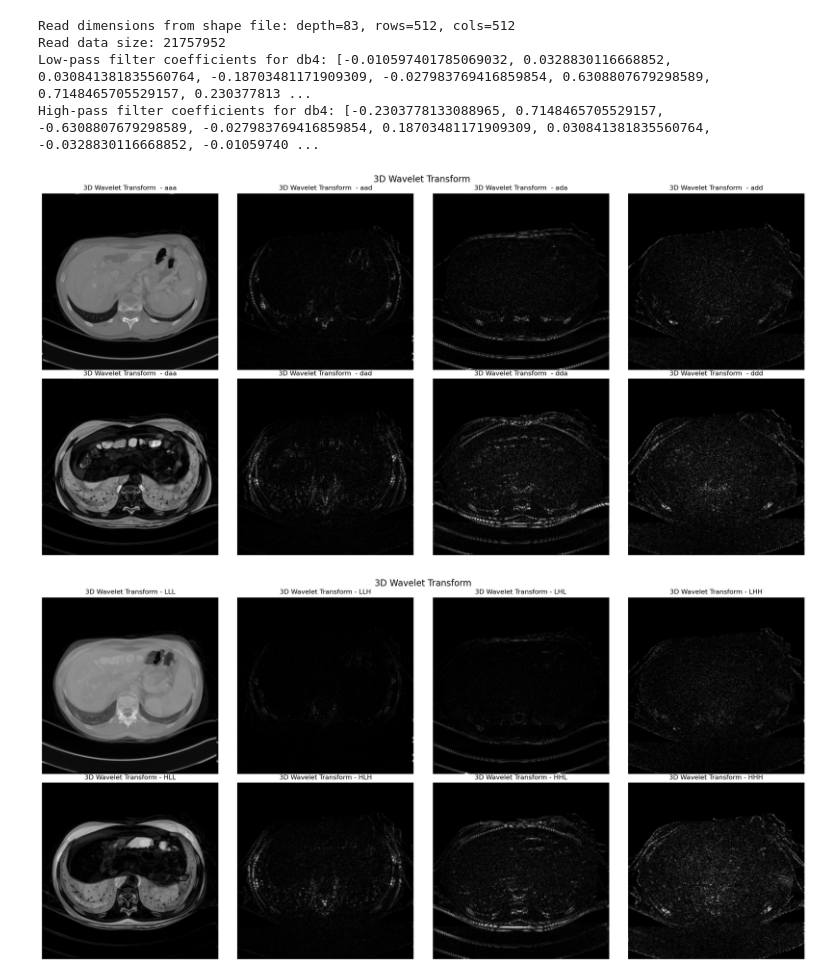
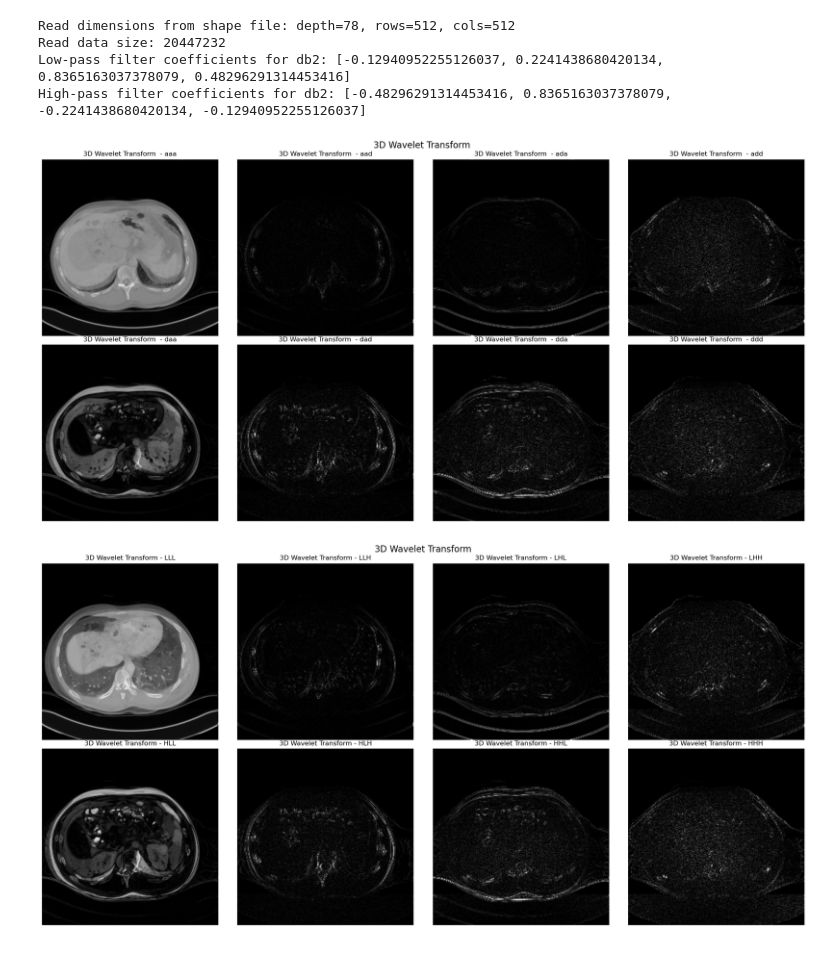
Before and after one commit to Expo39/CCE3015, a Jupyter notebook: DWT/Python/Testing/Test2.ipynb, the cells around one changed output. Drawn from its saved outputs; the diff is of its cells as text; code cells hidden in the pictures.

```diff
--- a/DWT/Python/Testing/Test2.ipynb
+++ b/DWT/Python/Testing/Test2.ipynb
@@ -120,73 +139,75 @@ def display_images(data, title, keys):
     plt.tight_layout()
     plt.show()
 
-def check_energy_conservation(original_data, subbands):
-    original_energy = np.sum(original_data ** 2)
-    subbands_energy = sum(np.sum(subband ** 2) for subband in subbands.values())
-    print("")
-    print(f"Original energy: {original_energy}")
-    print(f"Subbands energy: {subbands_energy}")
-    if np.isclose(original_energy, subbands_energy, rtol=1e-5):
-        print("Energy is conserved.")
-    else:
-        print("Warning: Energy is not conserved.")
+def display_images1(data, title, keys):
+    fig, axes = plt.subplots(2, 4, figsize=(20, 10))
+    fig.suptitle(title, fontsize=16)
+
+    for i, key in enumerate(keys):
+        if key not in data:
+            print(f"Key '{key}' not found in data")
+            continue
+        # Get the first slice along the depth dimension
+        value = data[key][0]  # Display the first "depth" slice
+        value = normalize(value)
+        ax = axes[i // 4, i % 4]
+        ax.imshow(value, cmap='gray')
+        ax.set_title(f'{title} - {key}')
+        ax.axis('off')
+
+    plt.tight_layout()
+    plt.show()
+
 
 def perform_3d_wavelet_transform_pywt(data, wavelet, mode):
     coeffs = pywt.dwtn(data, wavelet=wavelet, mode=mode)
     return coeffs
 
-def crop_to_match_shape(arr1, arr2):
-    """Crop the larger array to match the shape of the smaller array."""
-    min_depth = min(arr1.shape[0], arr2.shape[0])
-    min_rows = min(arr1.shape[1], arr2.shape[1])
-    min_cols = min(arr1.shape[2], arr2.shape[2])
-    return arr1[:min_depth, :min_rows, :min_cols], arr2[:min_depth, :min_rows, :min_cols]
+wavelet_name = 'db2'  # Change this to any wavelet filter you want to use
 
 # Read the original input data
-original_filename = '../../Final/data/11/11.bin'
-shape_filename = '../../Final/data/11/11_shape.txt'
+original_filename = '../../Final/data/3/3.bin'
+shape_filename = '../../Final/data/3/3_shape.txt'
 original_data = read_binary_file(original_filename, shape_filename)
-
-# Allow user to specify the wavelet filter
-wavelet_name = 'db4'  # Change this to any wavelet filter you want to use
-coeffs_pywt = perform_3d_wavelet_transform_pywt(original_data, wavelet=wavelet_name, mode='periodization')
 
 # Print filter coefficients
 wavelet = pywt.Wavelet(wavelet_name)
 print(f"Low-pass filter coefficients for {wavelet_name}: {wavelet.dec_lo}")
 print(f"High-pass filter coefficients for {wavelet_name}: {wavelet.dec_hi}")
 
+# Allow user to specify the wavelet filter
+
+coeffs_pywt = perform_3d_wavelet_transform_pywt(original_data, wavelet=wavelet_name, mode='periodization')
+
+
 # Read the results from the C++ implementation
-cpp_filename = '../../Final/serial/outputs/11out.bin'
+cpp_filename = '../../Final/serial/outputs/3out.bin'
 data_cpp = read_wavelet3d_result(cpp_filename)
 
 # Display the images for 3D wavelet transform using PyWavelets
 display_images(coeffs_pywt, '3D Wavelet Transform ', keys=['aaa', 'aad', 'ada', 'add', 'daa', 'dad', 'dda', 'ddd'])
 
 # Display the images for 3D wavelet transform from C++ implementation
-display_images(data_cpp, '3D Wavelet Transform', keys=['LLL', 'LLH', 'LHL', 'LHH', 'HLL', 'HLH', 'HHL', 'HHH'])
+display_images1(data_cpp, '3D Wavelet Transform', keys=['LLL', 'LLH', 'LHL', 'LHH', 'HLL', 'HLH', 'HHL', 'HHH'])
 
 # Mapping between C++ keys and PyWavelets keys
 cpp_to_pywt_keys = {
     'LLL': 'aaa', 'LLH': 'aad', 'LHL': 'ada', 'LHH': 'add',
     'HLL': 'daa', 'HLH': 'dad', 'HHL': 'dda', 'HHH': 'ddd'
 }
 
 # Compare the results with corrected key mapping
 for cpp_key, pywt_key in cpp_to_pywt_keys.items():
     try:
-        cpp_data, pywt_data = crop_to_match_shape(data_cpp[cpp_key], coeffs_pywt[pywt_key])
+        cpp_data, pywt_data = data_cpp[cpp_key], coeffs_pywt[pywt_key]
         mse = np.mean((cpp_data - pywt_data) ** 2)
         print(f"MSE for {cpp_key}: {mse}")
     except KeyError as e:
         print(f"KeyError: {e} for key {cpp_key}")
-
-# Check energy conservation
-check_energy_conservation(original_data, data_cpp)
 # %% [output]
-Read dimensions from shape file: depth=83, rows=512, cols=512
-Read data size: 21757952
-Low-pass filter coefficients for db4: [-0.010597401785069032, 0.0328830116668852, 0.030841381835560764, -0.18703481171909309, -0.027983769416859854, 0.6308807679298589, 0.7148465705529157, 0.230377813 ...
-High-pass filter coefficients for db4: [-0.2303778133088965, 0.7148465705529157, -0.6308807679298589, -0.027983769416859854, 0.18703481171909309, 0.030841381835560764, -0.0328830116668852, -0.01059740 ...
+Read dimensions from shape file: depth=78, rows=512, cols=512
+Read data size: 20447232
+Low-pass filter coefficients for db2: [-0.12940952255126037, 0.2241438680420134, 0.8365163037378079, 0.48296291314453416]
+High-pass filter coefficients for db2: [-0.48296291314453416, 0.8365163037378079, -0.2241438680420134, -0.12940952255126037]
-[figure, old version]
+[figure, new version]
-[figure, old version]
+[figure, new version]
```
Also changed, not shown: parts of 10 cells of this notebook, 57 other files.
